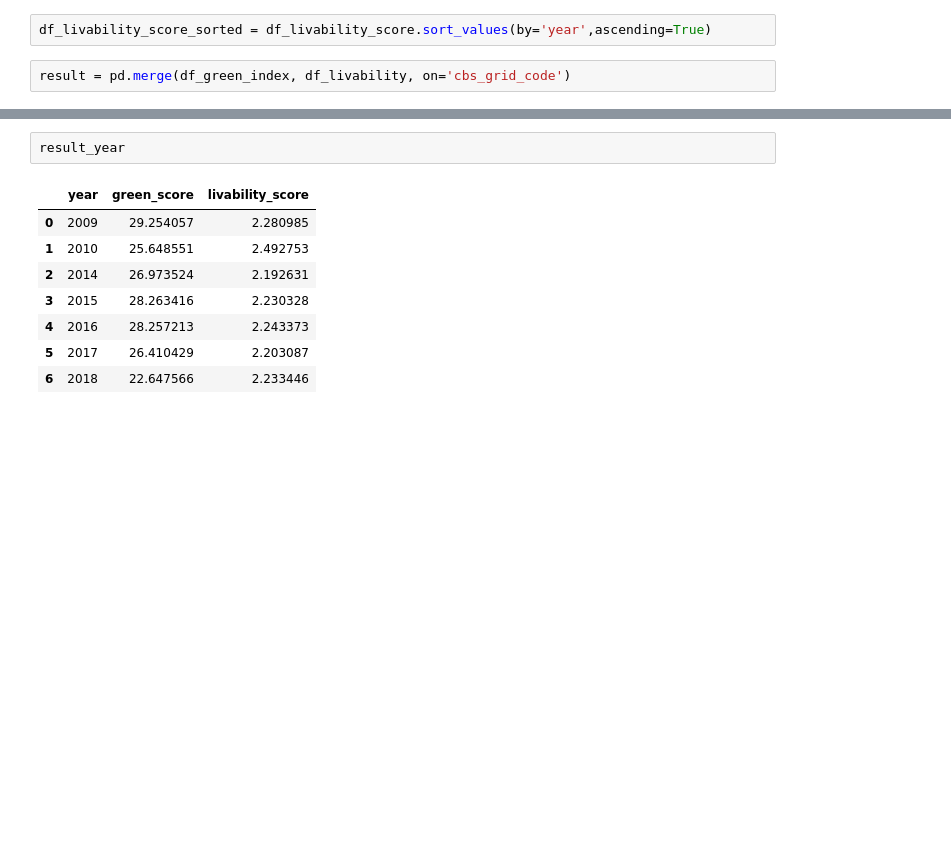
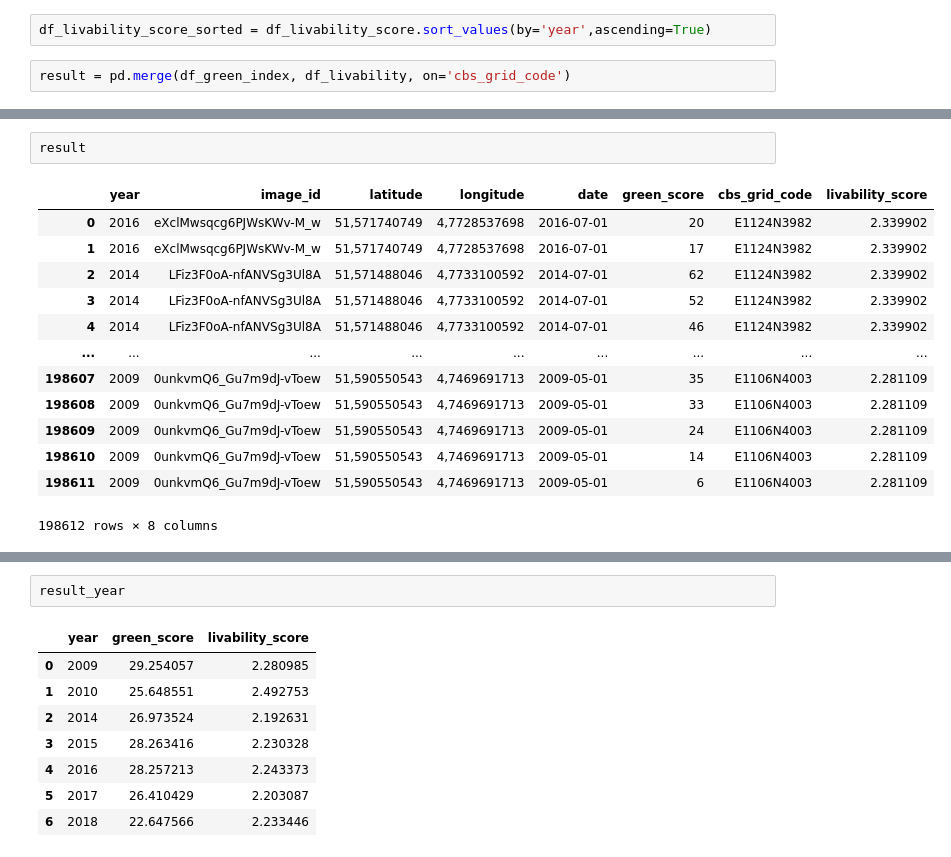
Before and after one commit to KacperJanczyk220646/GreenScape, a Jupyter notebook: EDA/Simona/livability3.0_EDA.ipynb, the cells around one changed output, grey strips where cells are left out. Drawn from its saved outputs; the diff is of its cells as text; blank space fills up the shorter version.

```diff
--- a/EDA/Simona/livability3.0_EDA.ipynb
+++ b/EDA/Simona/livability3.0_EDA.ipynb
@@ -219,0 +218,16 @@ Indexing with multiple keys (implicitly converted to a tuple of keys) will be de
+# %%
+result
+# %% [output]
+|  | year | image_id | latitude | longitude | date | green_score | cbs_grid_code | livability_score |
+| 0 | 2016 | eXclMwsqcg6PJWsKWv-M_w | 51,571740749 | 4,7728537698 | 2016-07-01 | 20 | E1124N3982 | 2.339902 |
+| 1 | 2016 | eXclMwsqcg6PJWsKWv-M_w | 51,571740749 | 4,7728537698 | 2016-07-01 | 17 | E1124N3982 | 2.339902 |
+| 2 | 2014 | LFiz3F0oA-nfANVSg3Ul8A | 51,571488046 | 4,7733100592 | 2014-07-01 | 62 | E1124N3982 | 2.339902 |
+| 3 | 2014 | LFiz3F0oA-nfANVSg3Ul8A | 51,571488046 | 4,7733100592 | 2014-07-01 | 52 | E1124N3982 | 2.339902 |
+| 4 | 2014 | LFiz3F0oA-nfANVSg3Ul8A | 51,571488046 | 4,7733100592 | 2014-07-01 | 46 | E1124N3982 | 2.339902 |
+| ... | ... | ... | ... | ... | ... | ... | ... | ... |
+| 198607 | 2009 | 0unkvmQ6_Gu7m9dJ-vToew | 51,590550543 | 4,7469691713 | 2009-05-01 | 35 | E1106N4003 | 2.281109 |
+| 198608 | 2009 | 0unkvmQ6_Gu7m9dJ-vToew | 51,590550543 | 4,7469691713 | 2009-05-01 | 33 | E1106N4003 | 2.281109 |
+| 198609 | 2009 | 0unkvmQ6_Gu7m9dJ-vToew | 51,590550543 | 4,7469691713 | 2009-05-01 | 24 | E1106N4003 | 2.281109 |
+| 198610 | 2009 | 0unkvmQ6_Gu7m9dJ-vToew | 51,590550543 | 4,7469691713 | 2009-05-01 | 14 | E1106N4003 | 2.281109 |
+| 198611 | 2009 | 0unkvmQ6_Gu7m9dJ-vToew | 51,590550543 | 4,7469691713 | 2009-05-01 | 6 | E1106N4003 | 2.281109 |
+198612 rows × 8 columns
```
Also changed, not shown: parts of 2 cells of this notebook.
